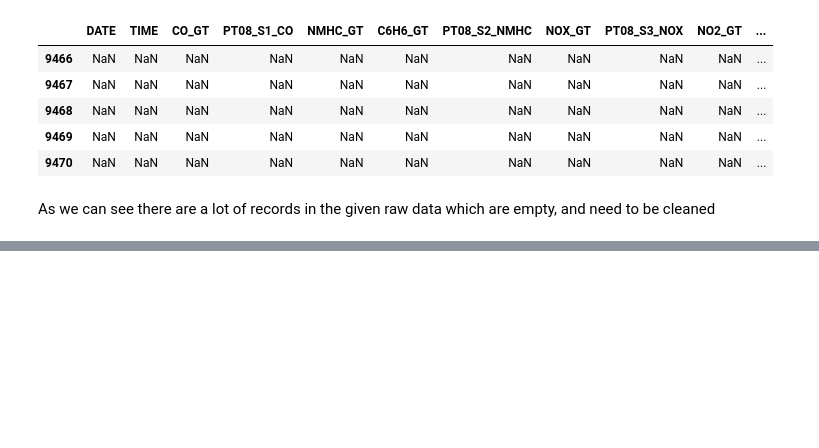
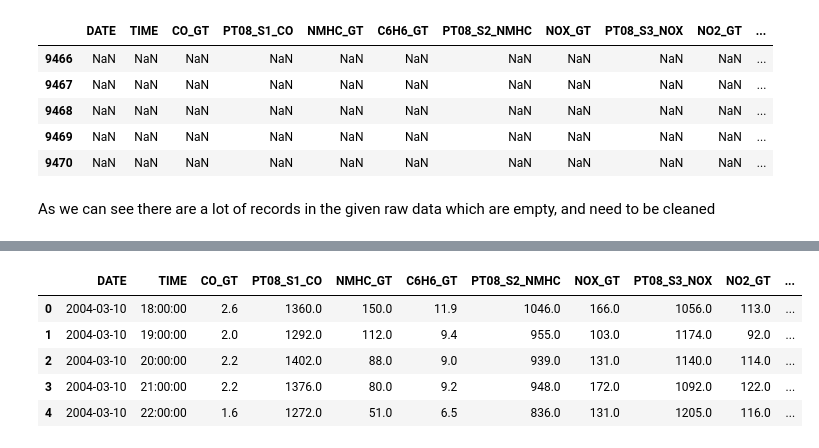
Before and after one commit to Dhruv-Dugar/Modeling-and-Simulation, a Jupyter notebook: Assignment-2/pollutionmodelling.ipynb, the cells around one changed output, grey strips where cells are left out. Saved outputs shown, nothing was run; the diff lists cells and outputs as text; code cells hidden in the pictures; blank space fills up the shorter version.

```diff
--- a/Assignment-2/pollutionmodelling.ipynb
+++ b/Assignment-2/pollutionmodelling.ipynb
@@ -64,0 +160,18 @@ As we can see there are a lot of records in the given raw data which are empty,
+# %%
+df_air['DATE']=pd.to_datetime(df_air.DATE, format='%m/%d/%Y')   #Format date column
+# %%
+# setting the date as the index
+
+df_air.set_index('DATE', inplace= True)
+# %%
+df_air['MONTH'] = df_air.index.month        # run only once, as otherwise it will make multiple month columns which will lead to error later on
+df_air.reset_index(inplace=True)
+# %%
+df_air.head()
+# %% [output]
+|  | DATE | TIME | CO_GT | PT08_S1_CO | NMHC_GT | C6H6_GT | PT08_S2_NMHC | NOX_GT | PT08_S3_NOX | NO2_GT | ... |
+| 0 | 2004-03-10 | 18:00:00 | 2.6 | 1360.0 | 150.0 | 11.9 | 1046.0 | 166.0 | 1056.0 | 113.0 | ... |
+| 1 | 2004-03-10 | 19:00:00 | 2.0 | 1292.0 | 112.0 | 9.4 | 955.0 | 103.0 | 1174.0 | 92.0 | ... |
+| 2 | 2004-03-10 | 20:00:00 | 2.2 | 1402.0 | 88.0 | 9.0 | 939.0 | 131.0 | 1140.0 | 114.0 | ... |
+| 3 | 2004-03-10 | 21:00:00 | 2.2 | 1376.0 | 80.0 | 9.2 | 948.0 | 172.0 | 1092.0 | 122.0 | ... |
+| 4 | 2004-03-10 | 22:00:00 | 1.6 | 1272.0 | 51.0 | 6.5 | 836.0 | 131.0 | 1205.0 | 116.0 | ... |
```
Also changed, not shown: parts of 18 cells of this notebook, 1 other file.
